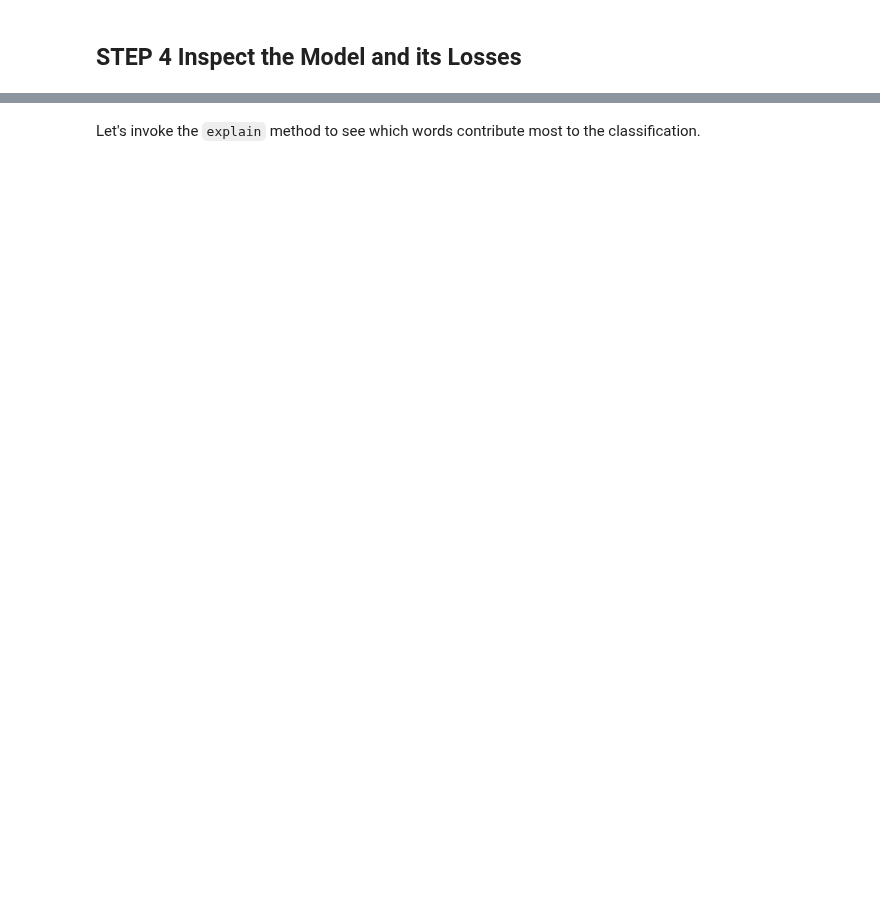
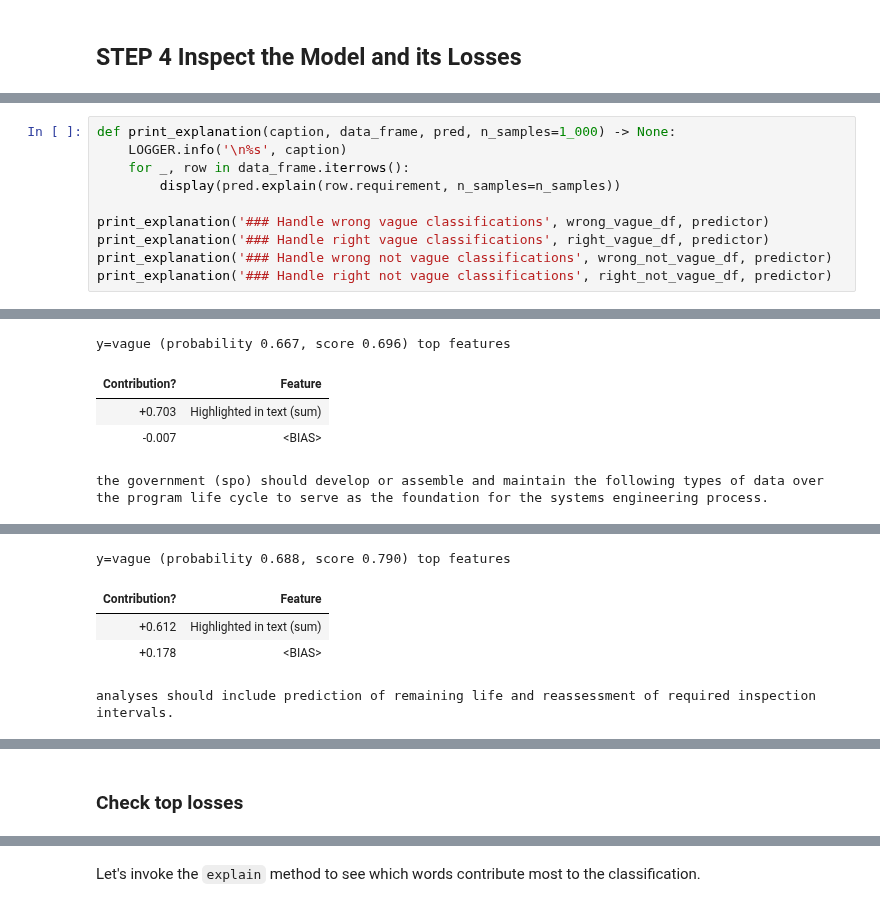
Before and after one commit to HaaLeo/vague-requirements-scripts, a Jupyter notebook: colab-notebooks/BERT.ipynb, the cells around one changed output, grey strips where cells are left out. Cells and saved outputs as stored; diff of their text form; blank space fills up the shorter version.

```diff
--- a/colab-notebooks/BERT.ipynb
+++ b/colab-notebooks/BERT.ipynb
@@ -745,0 +780,11 @@ Let's examine the validation example about which we were the most wrong.
+# %%
+def print_explanation(caption, data_frame, pred, n_samples=1_000) -> None:
+    LOGGER.info('\n%s', caption)
+    for _, row in data_frame.iterrows():
+        display(pred.explain(row.requirement, n_samples=n_samples))
+
+print_explanation('### Handle wrong vague classifications', wrong_vague_df, predictor)
+print_explanation('### Handle right vague classifications', right_vague_df, predictor)
+print_explanation('### Handle wrong not vague classifications', wrong_not_vague_df, predictor)
+print_explanation('### Handle right not vague classifications', right_not_vague_df, predictor)
+# %% [output]
@@ -745,0 +795,5 @@ Let's examine the validation example about which we were the most wrong.
+y=vague (probability 0.667, score 0.696) top features
+| Contribution? | Feature |
+| +0.703 | Highlighted in text (sum) |
+| -0.007 | <BIAS> |
+the government (spo) should develop or assemble and maintain the following types of data over the program life cycle to serve as the foundation for the systems engineering process.
@@ -745,0 +802,5 @@ Let's examine the validation example about which we were the most wrong.
+y=vague (probability 0.688, score 0.790) top features
+| Contribution? | Feature |
+| +0.612 | Highlighted in text (sum) |
+| +0.178 | <BIAS> |
+analyses should include prediction of remaining life and reassessment of required inspection intervals.
@@ -746,3 +809,5 @@ Let's examine the validation example about which we were the most wrong.
+# %% [markdown]
+### Check top losses
 # %%
 learner.view_top_losses(n=4, preproc=transformer, val_data=test_data)
 top_losses = learner.top_losses(n=4, preproc=transformer, val_data=test_data)
```
Also changed, not shown: parts of 17 cells of this notebook.
